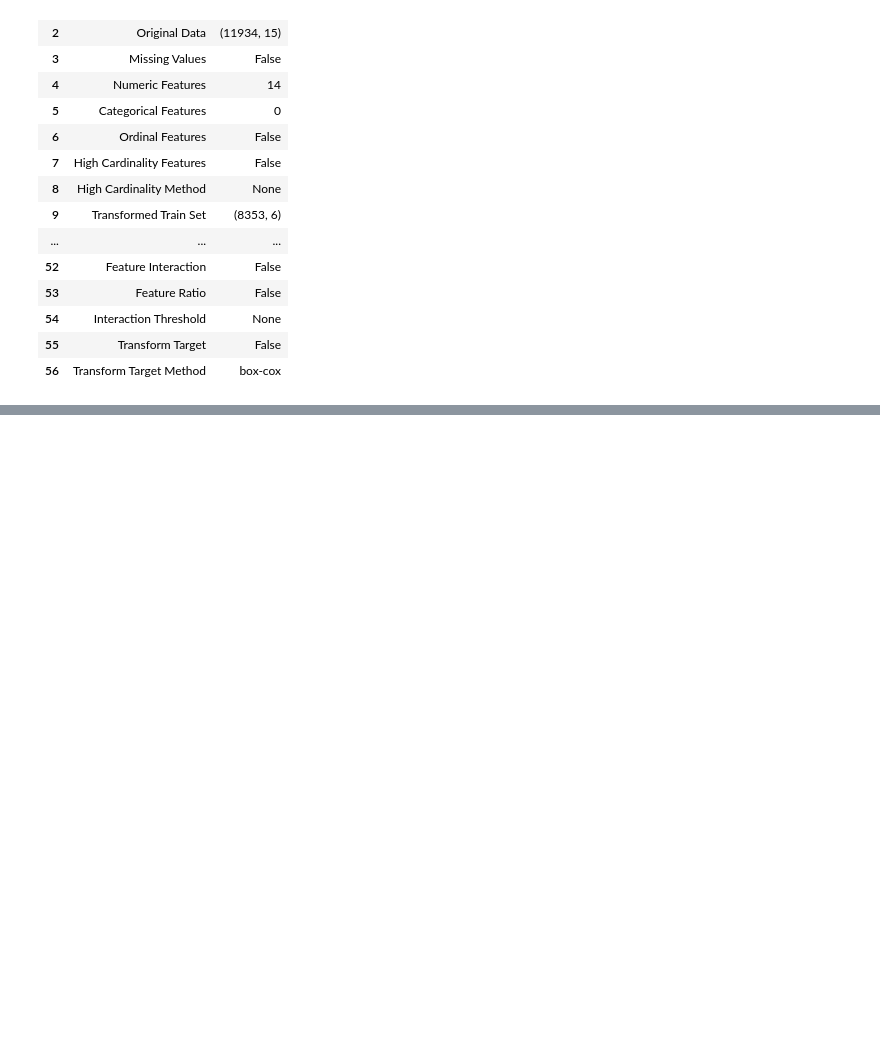
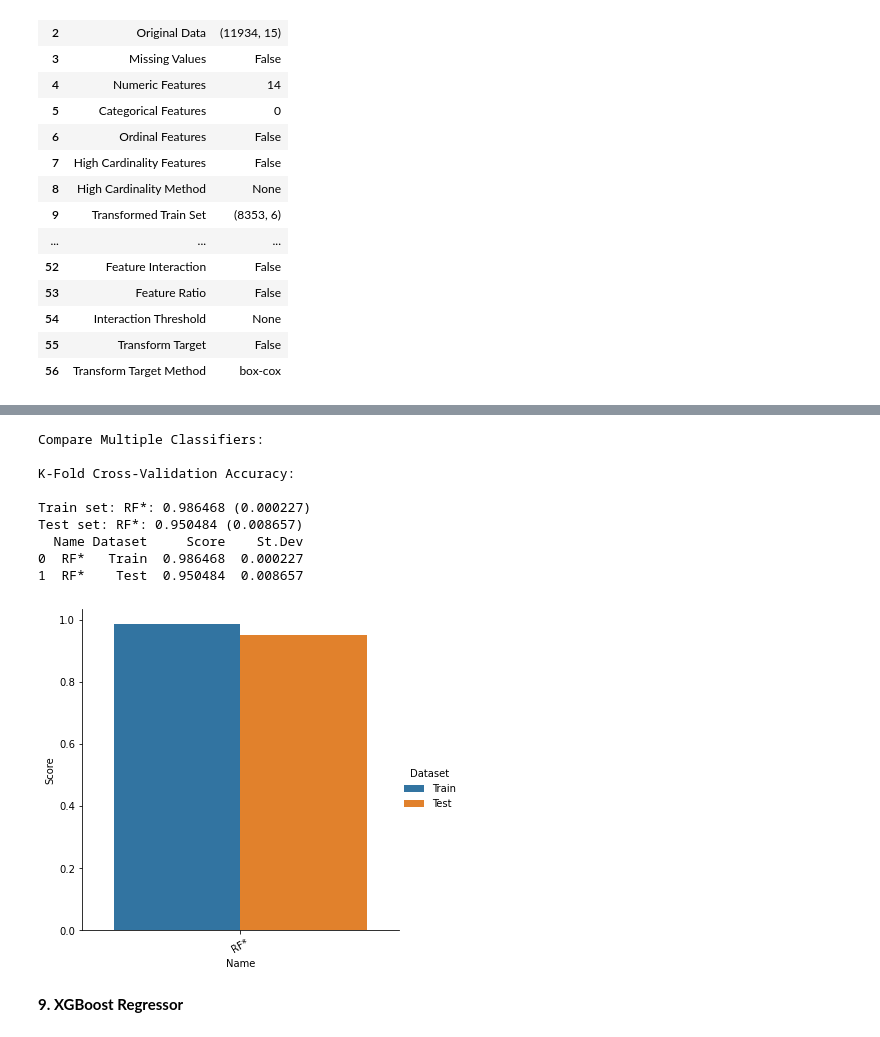
Before and after one commit to maniatisni/DSML-Machine-Learning-Project, a Jupyter notebook: 1st Part (Dataset B).ipynb, the cells around one changed output, grey strips where cells are left out. Drawn from its saved outputs; the diff is of its cells as text; code cells hidden in the pictures; blank space fills up the shorter version.

```diff
--- a/1st Part (Dataset B).ipynb
+++ b/1st Part (Dataset B).ipynb
@@ -245,0 +445,3 @@ PowerTransformedTargetRegressor(bootstrap=False, ccp_alpha=0.0, criterion='mse',
+# %%
+ET_opt = MultiOutputRegressor(ExtraTreesRegressor('best params here'))
+models_opt.append(('ET*',ET_opt))
@@ -245,0 +463,17 @@ PowerTransformedTargetRegressor(bootstrap=False, ccp_alpha=0.0, criterion='mse',
+# %%
+RF_opt = MultiOutputRegressor(RandomForestRegressor(random_state=75))
+# %%
+models_opt.append(('RF*',RF_opt))
+# %% [output]
+Compare Multiple Classifiers:
+
+K-Fold Cross-Validation Accuracy:
+
+Train set: RF*: 0.986468 (0.000227)
+Test set: RF*: 0.950484 (0.008657)
+  Name Dataset     Score    St.Dev
+0  RF*   Train  0.986468  0.000227
+1  RF*    Test  0.950484  0.008657
+[figure, added]
+# %% [markdown]
+**9. XGBoost Regressor**
```
Also changed, not shown: parts of 54 cells of this notebook.
